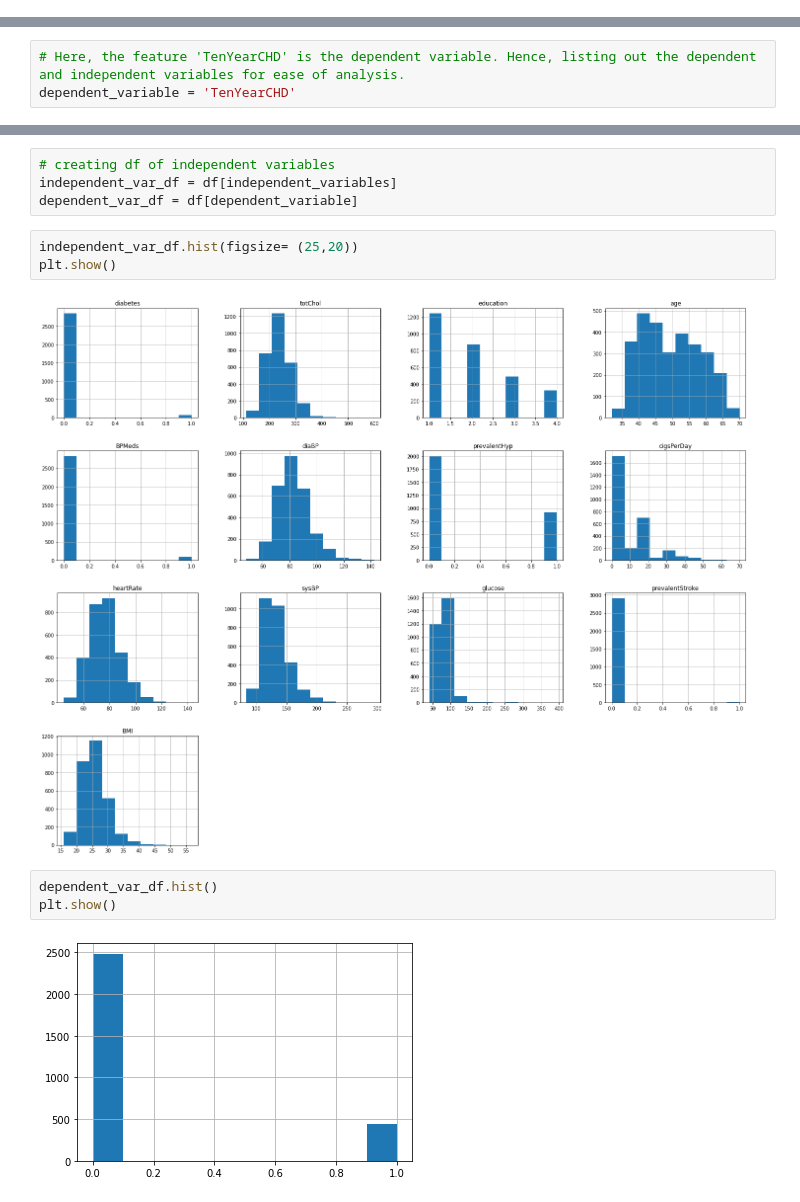
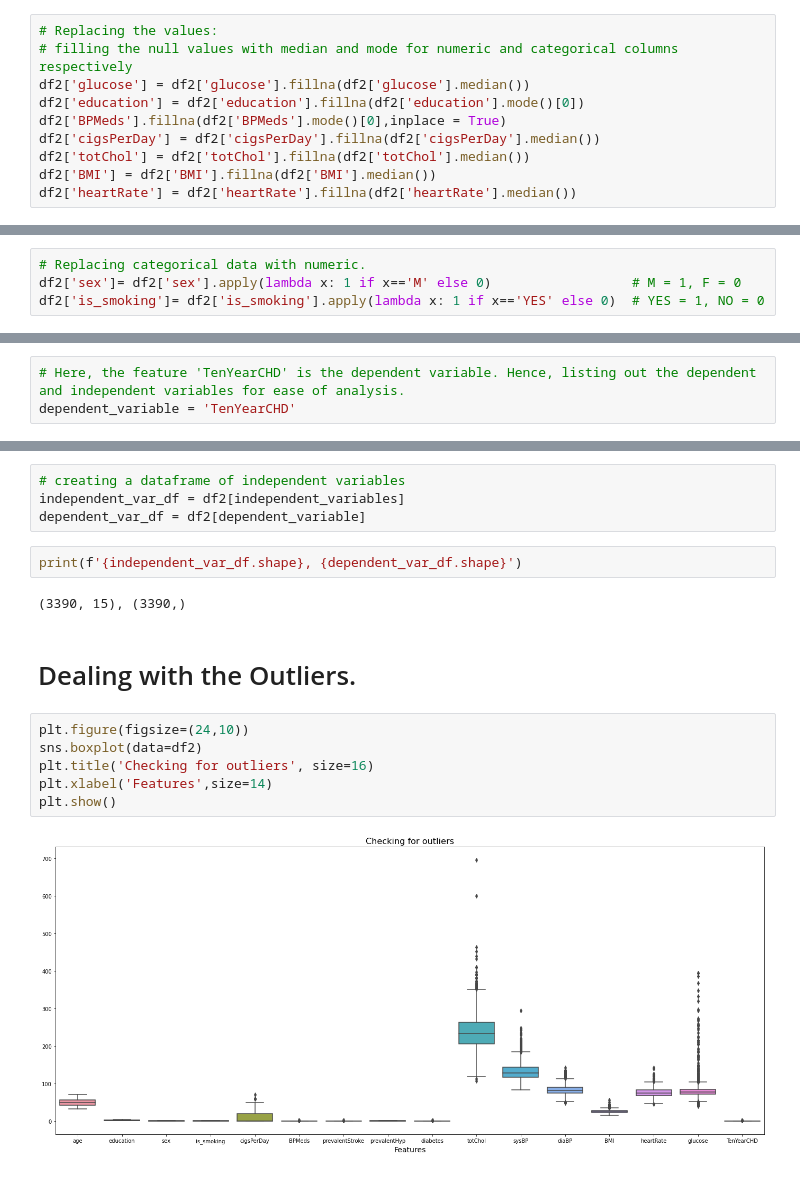
Before and after one commit to V-dit/cardiovascular-risk-prediction, a Jupyter notebook: Cardiovascular_Risk_Prediction.ipynb, the cells around one changed output, grey strips where cells are left out. Saved outputs shown, nothing was run; the diff lists cells and outputs as text.

```diff
--- a/Cardiovascular_Risk_Prediction.ipynb
+++ b/Cardiovascular_Risk_Prediction.ipynb
@@ -189,0 +287,10 @@ df.shape
+# %%
+# Replacing the values:
+# filling the null values with median and mode for numeric and categorical columns respectively
+df2['glucose'] = df2['glucose'].fillna(df2['glucose'].median())
+df2['education'] = df2['education'].fillna(df2['education'].mode()[0])
+df2['BPMeds'].fillna(df2['BPMeds'].mode()[0],inplace = True)
+df2['cigsPerDay'] = df2['cigsPerDay'].fillna(df2['cigsPerDay'].median())
+df2['totChol'] = df2['totChol'].fillna(df2['totChol'].median())
+df2['BMI'] = df2['BMI'].fillna(df2['BMI'].median())
+df2['heartRate'] = df2['heartRate'].fillna(df2['heartRate'].median())
@@ -189,0 +321,4 @@ df.shape
+# %%
+# Replacing categorical data with numeric.
+df2['sex']= df2['sex'].apply(lambda x: 1 if x=='M' else 0)                  # M = 1, F = 0
+df2['is_smoking']= df2['is_smoking'].apply(lambda x: 1 if x=='YES' else 0)  # YES = 1, NO = 0
@@ -212,14 +363,18 @@ independent_variables
 # %%
-# creating df of independent variables
-independent_var_df = df[independent_variables]
-dependent_var_df = df[dependent_variable]
+# creating a dataframe of independent variables
+independent_var_df = df2[independent_variables]
+dependent_var_df = df2[dependent_variable]
-# %%
-independent_var_df.hist(figsize= (25,20))
-plt.show()
-# %% [output]
-[figure, removed]
-# %%
-dependent_var_df.hist()
-plt.show()
-# %% [output]
-[figure, removed]
+# %%
+print(f'{independent_var_df.shape}, {dependent_var_df.shape}')
+# %% [output]
+(3390, 15), (3390,)
+# %% [markdown]
+# Dealing with the Outliers.
+# %%
+plt.figure(figsize=(24,10))
+sns.boxplot(data=df2)
+plt.title('Checking for outliers', size=16)
+plt.xlabel('Features',size=14)
+plt.show()
+# %% [output]
+[figure, added]
```
Also changed, not shown: parts of 28 cells of this notebook.
